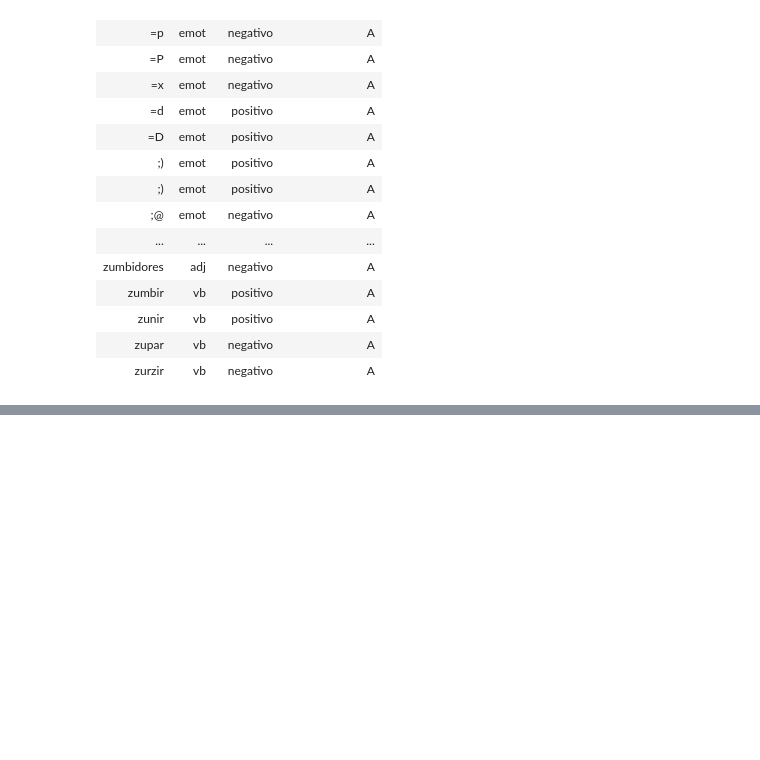
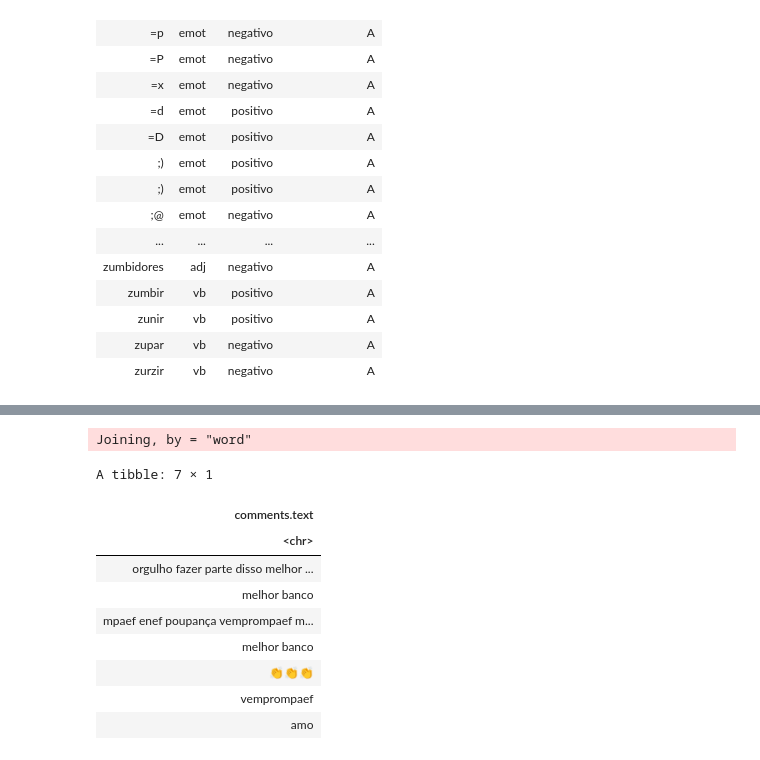
Before and after one commit to brendasalenave/data_analysis_fb, a Jupyter notebook: analise_polaridade.ipynb, the cells around one changed output, grey strips where cells are left out. Cells and saved outputs as stored; diff of their text form; code cells hidden in the pictures; blank space fills up the shorter version.

```diff
--- a/analise_polaridade.ipynb
+++ b/analise_polaridade.ipynb
@@ -459,0 +450,64 @@ merge(data, comments)
+# %%
+# iterate over group
+for(i in unique(df$group_id)){
+    #new_df <- df[df$group_id == i]
+    comments <- subset.data.frame(df, group_id== i)
+    comments <- data.frame(comments$text)
+    comments <- comments %>% map_if(is.factor, as.character) %>% as_data_frame
+
+    tidy_df <- comments %>%
+    unnest_tokens(word, comments.text) %>%
+    anti_join(custom_stop_words)
+#     tidy_df <- subset.data.frame(df, group_id== i)
+
+#     #     if(any(df$group_id == i)){
+#     word_counts <- tidy_df %>%
+#     inner_join(tibbleop30) %>%
+#     count(word, sentiment, sort = TRUE) %>%
+#     ungroup()
+
+#     df_comments_unnested <- comments %>% unnest_tokens(word, text)
+
+#     df_comments_unnested %>%  left_join(op30) %>% select(word, sentiment)
+
+#     word_counts %>%
+#     group_by(sentiment) %>%
+#     top_n(10) %>%
+#     ungroup() %>%
+#     mutate(word = reorder(word, n)) %>%
+#     ggplot(aes(word, n, fill = sentiment)) +
+#     geom_col(show.legend = FALSE) +
+#     facet_wrap(~sentiment, scales = "free_y") +
+#     labs(y = "Palavras que contribuem para a polaridade",
+#        x = NULL) +
+#     coord_flip()
+
+#     tidy_df%>%
+#     anti_join(stop_words) %>%
+#     count(word) %>%
+#     with(wordcloud(word, n, max.words = 90))
+
+#     # cria uma wordcloud de palavras positivas (azul) vs negativas (vermelhas)
+#     tidy_comments %>%
+#     inner_join(op30 %>% filter(sentiment!="neutro")) %>%
+#     count(word, sentiment, sort = TRUE) %>%
+#     acast(word ~ sentiment, value.var = "n", fill = 0) %>%
+#     comparison.cloud(colors = c("#F8766D", "#00BFC4"),
+#                    max.words = 100)
+#     }
+#      print(new_df)
+    break
+}
+comments
+# %% [output]
+Joining, by = "word"
+A tibble: 7 × 1
+| comments.text |
+| <chr> |
+| orgulho fazer parte disso melhor ... |
+| melhor banco |
+| mpaef enef poupança vemprompaef m... |
+| melhor banco |
+| 👏👏👏 |
+| vemprompaef |
+| amo |
```
Also changed, not shown: parts of 23 cells of this notebook.
